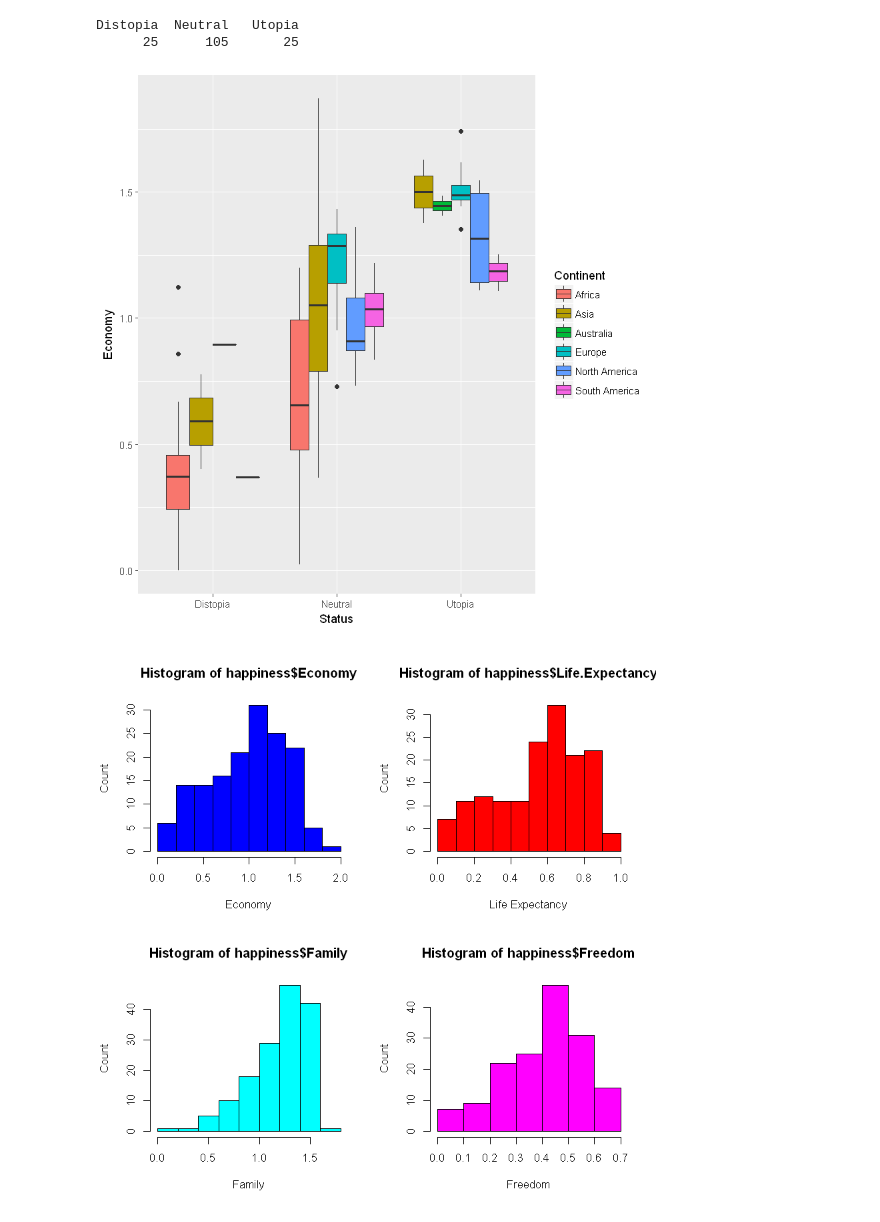
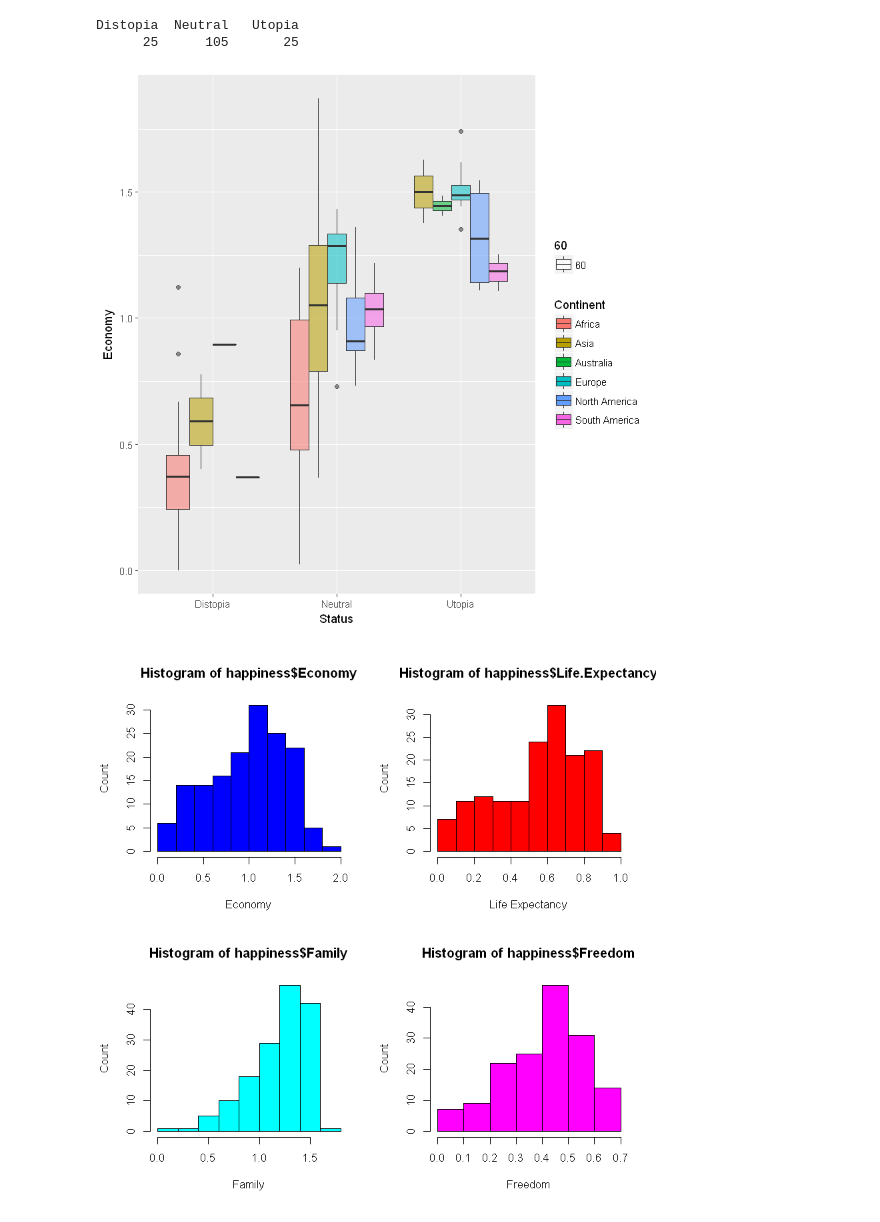
Before and after one commit to vknguyen1902/data-mining, a Jupyter notebook: World Happiness Report.ipynb, the cells around one changed output. Drawn from its saved outputs; the diff is of its cells as text; code cells hidden in the pictures.

```diff
--- a/World Happiness Report.ipynb
+++ b/World Happiness Report.ipynb
@@ -209,9 +203,9 @@ Distopia  Neutral   Utopia
 # %%
 #Boxplot for Happiness Status
 ggplot(happiness, aes(x = Status, y = Economy, fill = Continent)) +
-       geom_boxplot()
+       geom_boxplot(aes(alpha = 60))
 # %% [output]
-[figure, old version]
+[figure, new version]
 # %%
 #Histogram for variables
 par(mfrow = c(2,2))
```
Also changed, not shown: parts of 3 cells of this notebook.
